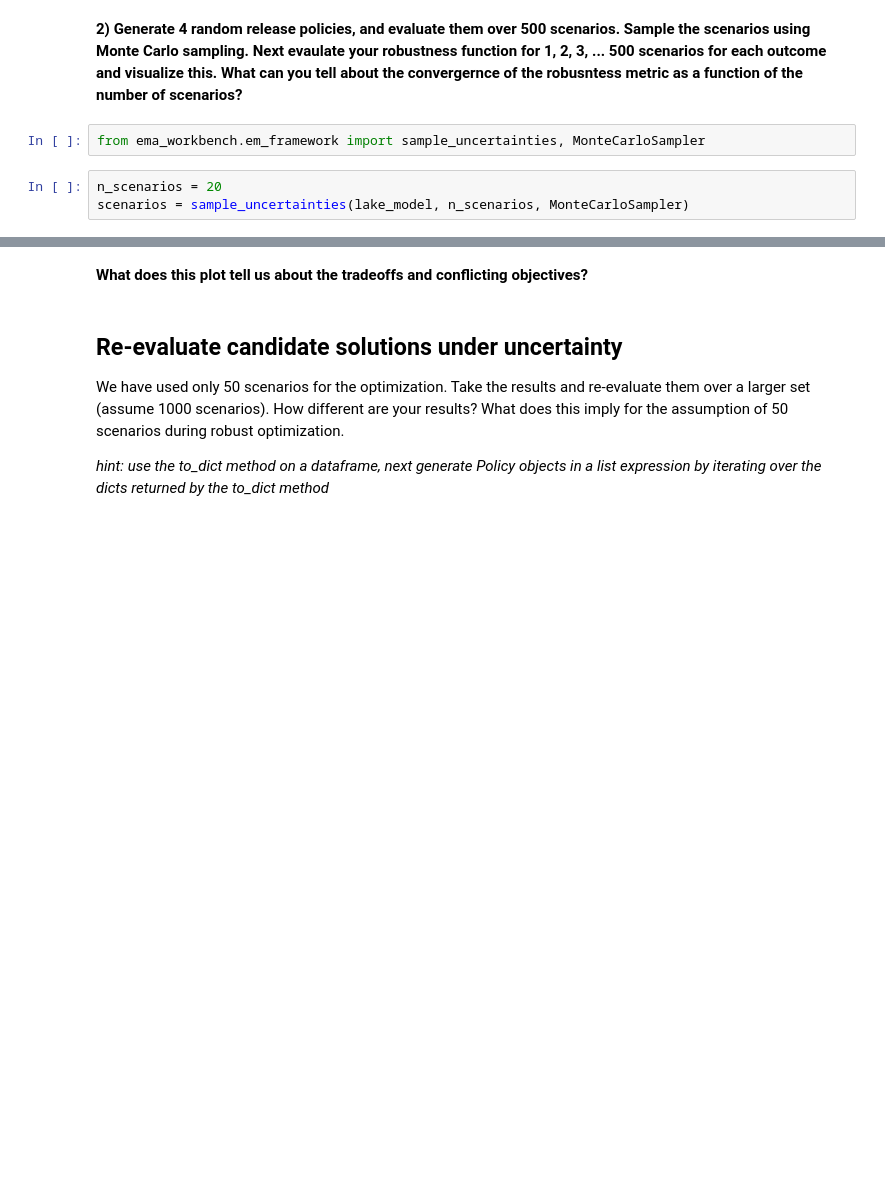
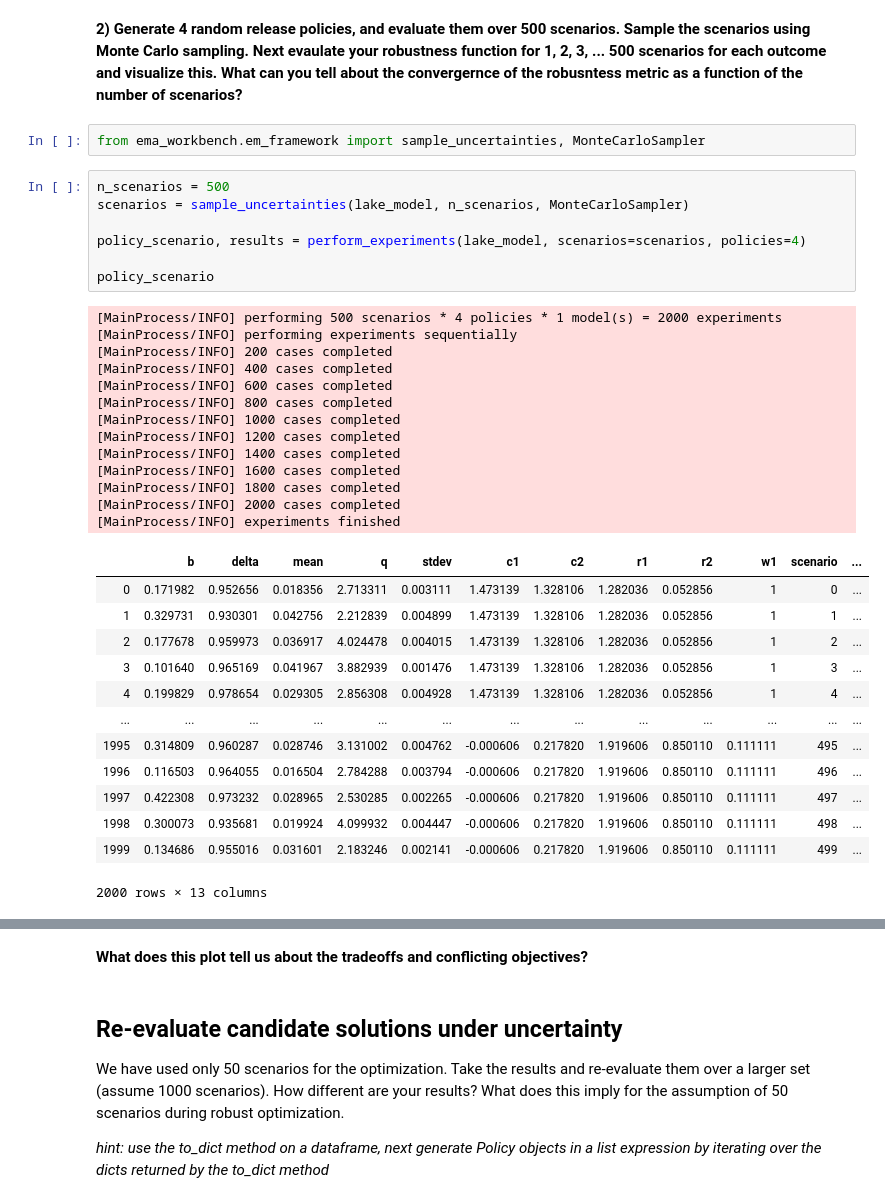
Before and after one commit to herzogrh/EPA1361, a Jupyter notebook: Week 5-6 - robustness and direct search/assignment 10 - MORO.ipynb, the cells around one changed output, grey strips where cells are left out. Saved outputs shown, nothing was run; the diff lists cells and outputs as text; blank space fills up the shorter version.

Commit message:
policies fixed, running the code

```diff
--- a/Week 5-6 - robustness and direct search/assignment 10 - MORO.ipynb
+++ b/Week 5-6 - robustness and direct search/assignment 10 - MORO.ipynb
@@ -108,5 +108,36 @@ robustness_functions = [ScalarOutcome('under 0.75 max_p', kind=MINIMIZE,
 # %%
 from ema_workbench.em_framework import sample_uncertainties, MonteCarloSampler
 # %%
-n_scenarios = 20
+n_scenarios = 500
 scenarios = sample_uncertainties(lake_model, n_scenarios, MonteCarloSampler)
+
+policy_scenario, results = perform_experiments(lake_model, scenarios=scenarios, policies=4)
+
+policy_scenario
+# %% [output]
+[MainProcess/INFO] performing 500 scenarios * 4 policies * 1 model(s) = 2000 experiments
+[MainProcess/INFO] performing experiments sequentially
+[MainProcess/INFO] 200 cases completed
+[MainProcess/INFO] 400 cases completed
+[MainProcess/INFO] 600 cases completed
+[MainProcess/INFO] 800 cases completed
+[MainProcess/INFO] 1000 cases completed
+[MainProcess/INFO] 1200 cases completed
+[MainProcess/INFO] 1400 cases completed
+[MainProcess/INFO] 1600 cases completed
+[MainProcess/INFO] 1800 cases completed
+[MainProcess/INFO] 2000 cases completed
+[MainProcess/INFO] experiments finished
+|  | b | delta | mean | q | stdev | c1 | c2 | r1 | r2 | w1 | scenario | ... |
+| 0 | 0.171982 | 0.952656 | 0.018356 | 2.713311 | 0.003111 | 1.473139 | 1.328106 | 1.282036 | 0.052856 | 1 | 0 | ... |
+| 1 | 0.329731 | 0.930301 | 0.042756 | 2.212839 | 0.004899 | 1.473139 | 1.328106 | 1.282036 | 0.052856 | 1 | 1 | ... |
+| 2 | 0.177678 | 0.959973 | 0.036917 | 4.024478 | 0.004015 | 1.473139 | 1.328106 | 1.282036 | 0.052856 | 1 | 2 | ... |
+| 3 | 0.101640 | 0.965169 | 0.041967 | 3.882939 | 0.001476 | 1.473139 | 1.328106 | 1.282036 | 0.052856 | 1 | 3 | ... |
+| 4 | 0.199829 | 0.978654 | 0.029305 | 2.856308 | 0.004928 | 1.473139 | 1.328106 | 1.282036 | 0.052856 | 1 | 4 | ... |
+| ... | ... | ... | ... | ... | ... | ... | ... | ... | ... | ... | ... | ... |
+| 1995 | 0.314809 | 0.960287 | 0.028746 | 3.131002 | 0.004762 | -0.000606 | 0.217820 | 1.919606 | 0.850110 | 0.111111 | 495 | ... |
+| 1996 | 0.116503 | 0.964055 | 0.016504 | 2.784288 | 0.003794 | -0.000606 | 0.217820 | 1.919606 | 0.850110 | 0.111111 | 496 | ... |
+| 1997 | 0.422308 | 0.973232 | 0.028965 | 2.530285 | 0.002265 | -0.000606 | 0.217820 | 1.919606 | 0.850110 | 0.111111 | 497 | ... |
+| 1998 | 0.300073 | 0.935681 | 0.019924 | 4.099932 | 0.004447 | -0.000606 | 0.217820 | 1.919606 | 0.850110 | 0.111111 | 498 | ... |
+| 1999 | 0.134686 | 0.955016 | 0.031601 | 2.183246 | 0.002141 | -0.000606 | 0.217820 | 1.919606 | 0.850110 | 0.111111 | 499 | ... |
+2000 rows × 13 columns
```
Also changed, not shown: parts of 14 cells of this notebook.
